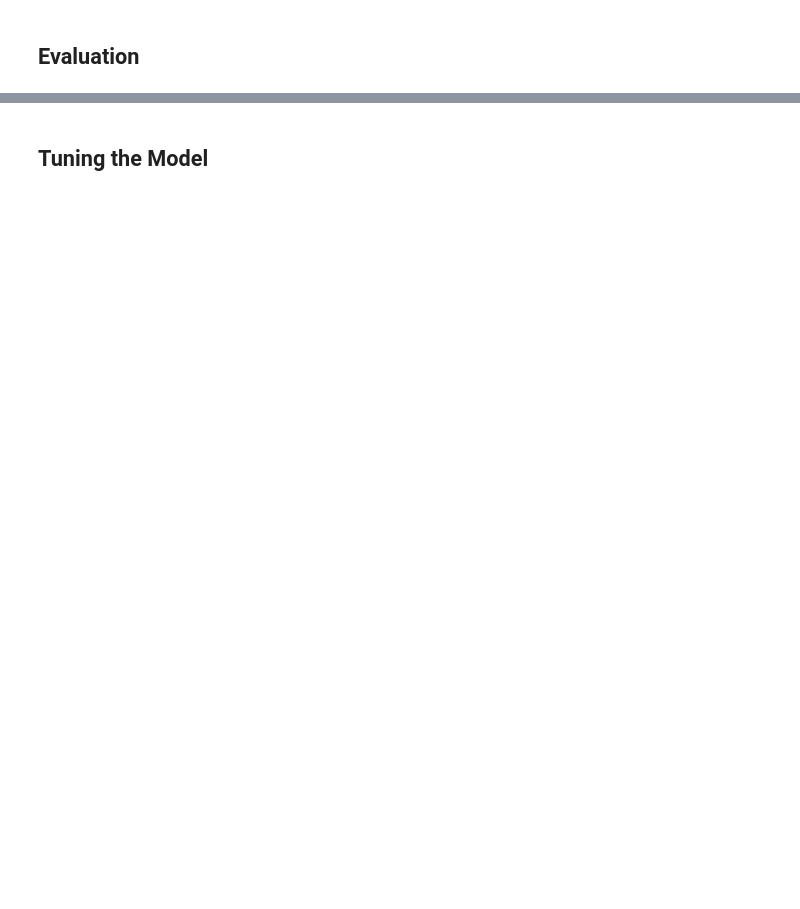
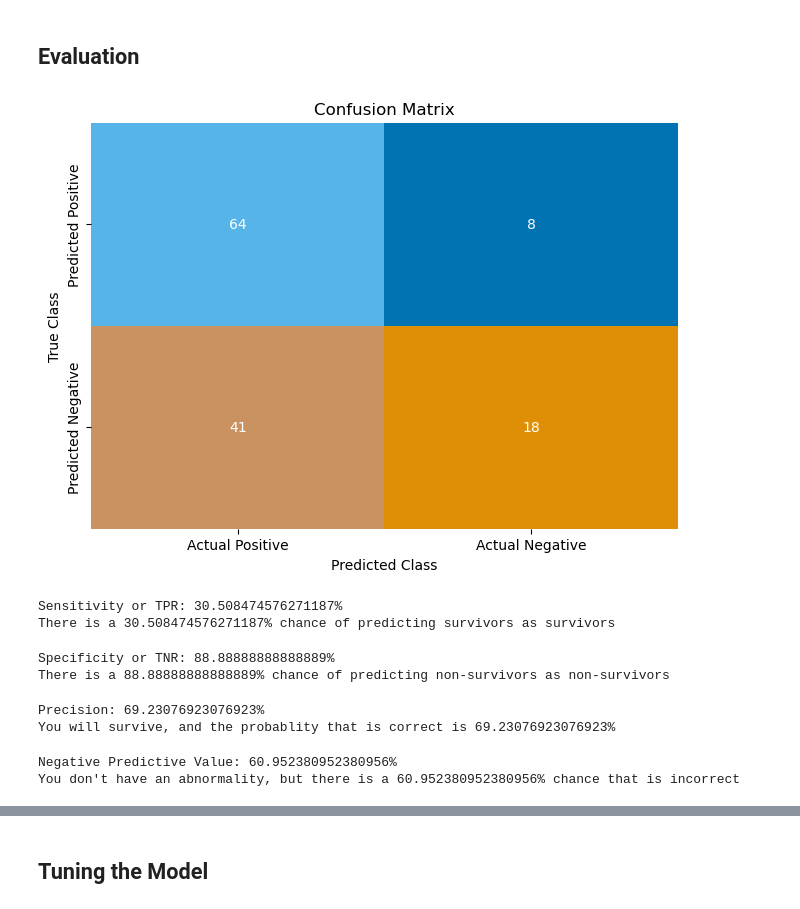
Before and after one commit to HannahCimene/TrioData_Masters, a Jupyter notebook: Files/titanic_dataset/titanic_emalisa_models.ipynb, the cells around one changed output, grey strips where cells are left out. Cells and saved outputs as stored; diff of their text form; code cells hidden in the pictures; blank space fills up the shorter version.

```diff
--- a/Files/titanic_dataset/titanic_emalisa_models.ipynb
+++ b/Files/titanic_dataset/titanic_emalisa_models.ipynb
@@ -96,7 +88,7 @@ test, validate = train_test_split(test_and_validate, test_size=0.5, random_state
 The first step is to upload all data to AWS.
 # %%
 # I am using the bucket used in the tutorial as that one contains other required files
-bucket='c93435a2086638l4942346t1w782520689469-labbucket-t0wjpy1mp3v2'
+bucket='c93435a2086654l4895998t1w1132433008-sandboxbucket-11ivs9oeqsp7h'
 
 prefix='titanic'
 
@@ -162,0 +159,9 @@ NoCredentialsError: Unable to locate credentials
+# %%
+# The one-hot encoded columns now contain True and False, this needs to be converted back to 1 and 0
+columns_to_convert = ['sex_male', 'sex_female', 'alone_no', 'alone_yes', 'class_1', 'class_2', 'class_3']
+test[columns_to_convert] = test[columns_to_convert].applymap(lambda x: int(x))
+
+# Test data is saved in a csv and uploaded to the bucket
+batch_X = test.iloc[:,1:];
+batch_X_file='batch-in.csv'
+upload_s3_csv(batch_X_file, 'batch-in', batch_X)
@@ -201,2 +263,18 @@ test.head(10)
 # %% [markdown]
 ## Evaluation
+# %%
+# Cunfusion matrix
+test_labels = test.iloc[:,0]
+
+matrix = confusion_matrix(test_labels, target_predicted['binary'])
+df_confusion = pd.DataFrame(matrix, index=['Predicted Positive','Predicted Negative'],columns=['Actual Positive','Actual Negative'])
+
+colormap = sns.color_palette("colorblind")
+sns.heatmap(df_confusion, annot=True, cbar=None, cmap=colormap)
+plt.title("Confusion Matrix")
+plt.tight_layout()
+plt.ylabel("True Class")
+plt.xlabel("Predicted Class")
+plt.show()
+# %% [output]
+[figure, added]
@@ -202,0 +283,36 @@ test.head(10)
+# %%
+# Sensitivity: measures the proportion of the actual positives that are correctly identified
+# TODO decide if the sensitivity is good enough
+Sensitivity  = float(TP)/(TP+FN)*100
+print(f"Sensitivity or TPR: {Sensitivity}%")
+print(f"There is a {Sensitivity}% chance of predicting survivors as survivors")
+# %% [output]
+Sensitivity or TPR: 30.508474576271187%
+There is a 30.508474576271187% chance of predicting survivors as survivors
+# %%
+# Specificity: proportion of actual negatives correctly identified
+# TODO decide if the specificity is good enough
+Specificity  = float(TN)/(TN+FP)*100
+print(f"Specificity or TNR: {Specificity}%")
+print(f"There is a {Specificity}% chance of predicting non-survivors as non-survivors")
+# %% [output]
+Specificity or TNR: 88.88888888888889%
+There is a 88.88888888888889% chance of predicting non-survivors as non-survivors
+# %%
+# Positive predictive value: the probability that a positive result is actually positive
+# TODO
+Precision = float(TP)/(TP+FP)*100
+print(f"Precision: {Precision}%")
+print(f"You will survive, and the probablity that is correct is {Precision}%")
+# %% [output]
+Precision: 69.23076923076923%
+You will survive, and the probablity that is correct is 69.23076923076923%
+# %%
+# Negative predictive value: probability negative result is actually negative
+# TODO
+NPV = float(TN)/(TN+FN)*100
+print(f"Negative Predictive Value: {NPV}%")
+print(f"You don't have an abnormality, but there is a {NPV}% chance that is incorrect" )
+# %% [output]
+Negative Predictive Value: 60.952380952380956%
+You don't have an abnormality, but there is a 60.952380952380956% chance that is incorrect
```
Also changed, not shown: parts of 31 cells of this notebook, 1 other file.
